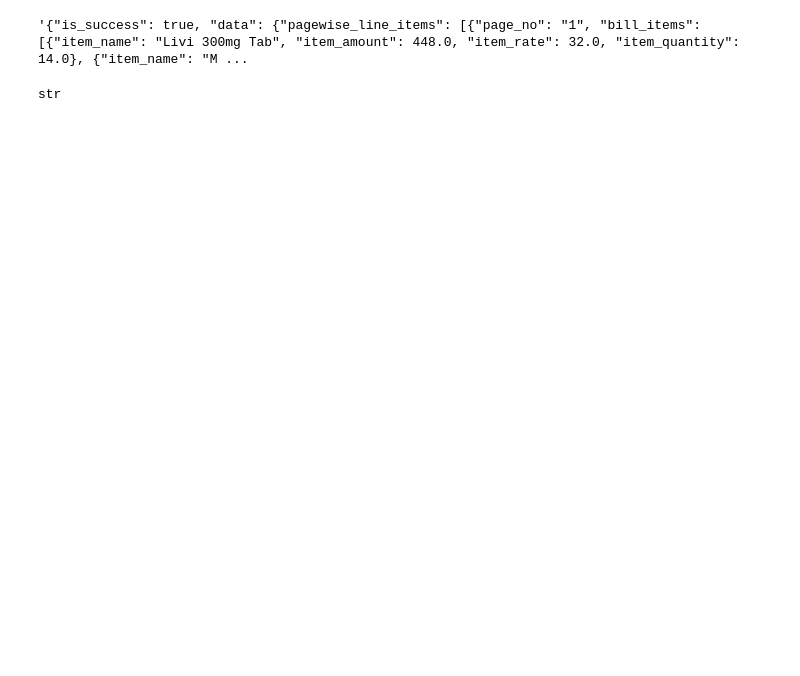
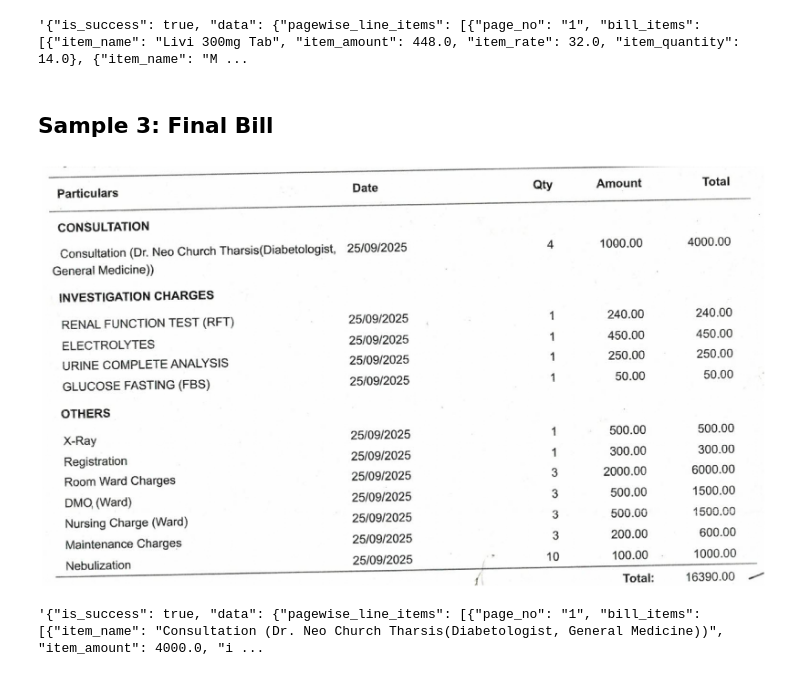
Before and after one commit to swarajmali45/bajaj_finserv, a Jupyter notebook: pytess_gemini.ipynb, the cells around one changed output. Saved outputs shown, nothing was run; the diff lists cells and outputs as text; code cells hidden in the pictures; blank space fills up the shorter version.

```diff
--- a/pytess_gemini.ipynb
+++ b/pytess_gemini.ipynb
@@ -18,8 +18,7 @@ def display(im_path):
     ax.imshow(im_data, cmap='gray')
     plt.show()
 # %%
-def extract_text_from_image(image_path):
-    img = Image.open(image_path)
+def extract_text_from_image(img):
     text = pytesseract.image_to_string(img, lang='eng')
     return text
 # %%
@@ -119,7 +152,18 @@ output = format_response(response)
 output
 # %% [output]
 '{"is_success": true, "data": {"pagewise_line_items": [{"page_no": "1", "bill_items": [{"item_name": "Livi 300mg Tab", "item_amount": 448.0, "item_rate": 32.0, "item_quantity": 14.0}, {"item_name": "M ...
-# %%
-type(output)
-# %% [output]
-str
+# %% [markdown]
+## Sample 3: Final Bill
+# %%
+image_path = "sample_data/sample_3.png"
+img = cv.imread(image_path)
+extracted_text = extract_text_from_image(img)
+display(image_path)
+# %% [output]
+[figure, added]
+# %%
+response = structure_with_gemini(extracted_text, api_key)
+output = format_response(response)
+output
+# %% [output]
+'{"is_success": true, "data": {"pagewise_line_items": [{"page_no": "1", "bill_items": [{"item_name": "Consultation (Dr. Neo Church Tharsis(Diabetologist, General Medicine))", "item_amount": 4000.0, "i ...
```
Also changed, not shown: parts of 8 cells of this notebook, 1 other file.
